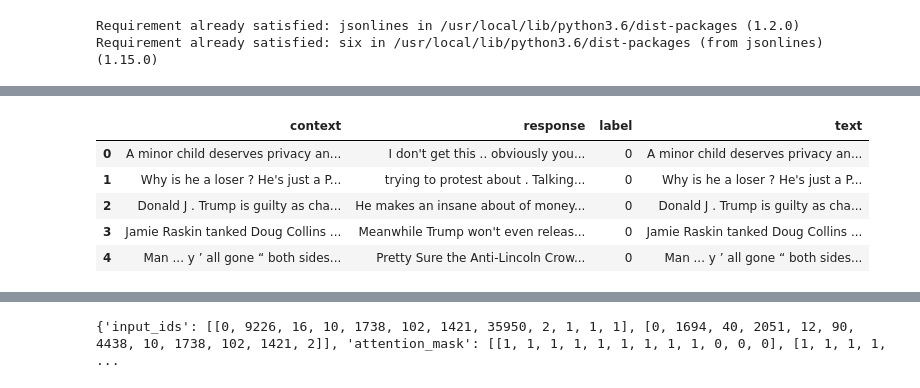
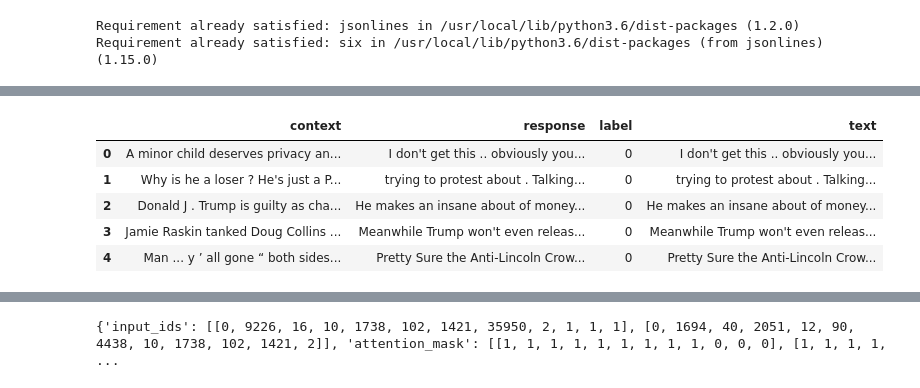
Before and after one commit to bzhao10/CourseProject, a Jupyter notebook: Code/Course_project_410_RoBERTa.ipynb, the cells around one changed output, grey strips where cells are left out. Cells and saved outputs as stored; diff of their text form; code cells hidden in the pictures.

```diff
--- a/Code/Course_project_410_RoBERTa.ipynb
+++ b/Code/Course_project_410_RoBERTa.ipynb
@@ -187,11 +92,13 @@ td.head()
-# %%
-#May try three kinds of situations: context alone, reponse alone and context +response to see which one performs the best, here I just combine the response and context
-df['text'] = df['context']+df['response']
-df.head()
-# %% [output]
-|  | context | response | label | text |
-| 0 | A minor child deserves privacy an... | I don't get this .. obviously you... | 0 | A minor child deserves privacy an... |
-| 1 | Why is he a loser ? He's just a P... | trying to protest about . Talking... | 0 | Why is he a loser ? He's just a P... |
-| 2 | Donald J . Trump is guilty as cha... | He makes an insane about of money... | 0 | Donald J . Trump is guilty as cha... |
-| 3 | Jamie Raskin tanked Doug Collins ... | Meanwhile Trump won't even releas... | 0 | Jamie Raskin tanked Doug Collins ... |
-| 4 | Man ... y ’ all gone “ both sides... | Pretty Sure the Anti-Lincoln Crow... | 0 | Man ... y ’ all gone “ both sides... |
+# %%
+# Create the train text entry in reponse + context format,
+# Based on our paper research, this combination is the best fit for the twitter text classification
+df = pd.read_csv("traindata.csv")
+df['text'] = df['response']+df['context']
+df.head() # Check the first 5 entries in the traindata.csv file
+# %% [output]
+|  | context | response | label | text |
+| 0 | A minor child deserves privacy an... | I don't get this .. obviously you... | 0 | I don't get this .. obviously you... |
+| 1 | Why is he a loser ? He's just a P... | trying to protest about . Talking... | 0 | trying to protest about . Talking... |
+| 2 | Donald J . Trump is guilty as cha... | He makes an insane about of money... | 0 | He makes an insane about of money... |
+| 3 | Jamie Raskin tanked Doug Collins ... | Meanwhile Trump won't even releas... | 0 | Meanwhile Trump won't even releas... |
+| 4 | Man ... y ’ all gone “ both sides... | Pretty Sure the Anti-Lincoln Crow... | 0 | Pretty Sure the Anti-Lincoln Crow... |
```
Also changed, not shown: parts of 21 cells of this notebook.
